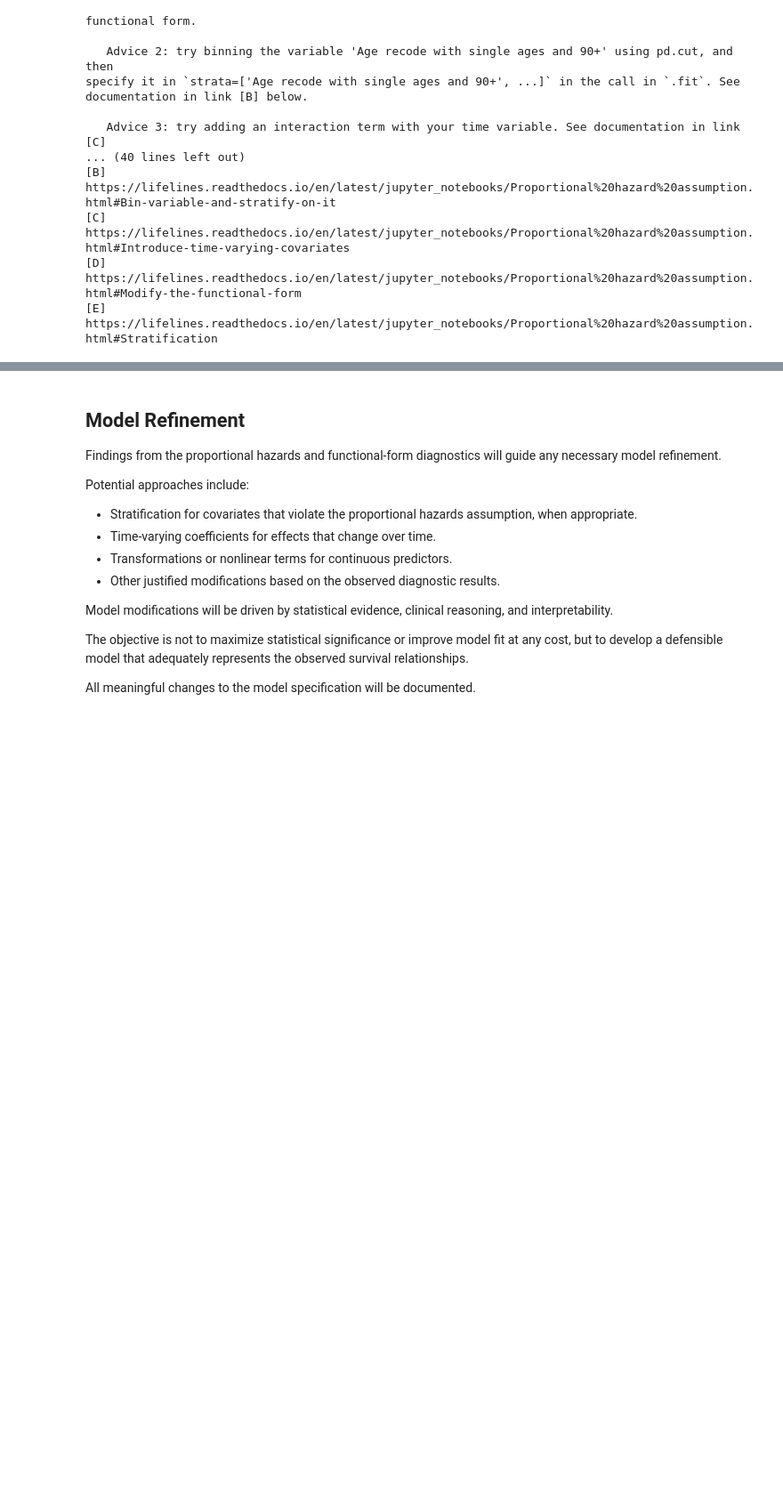
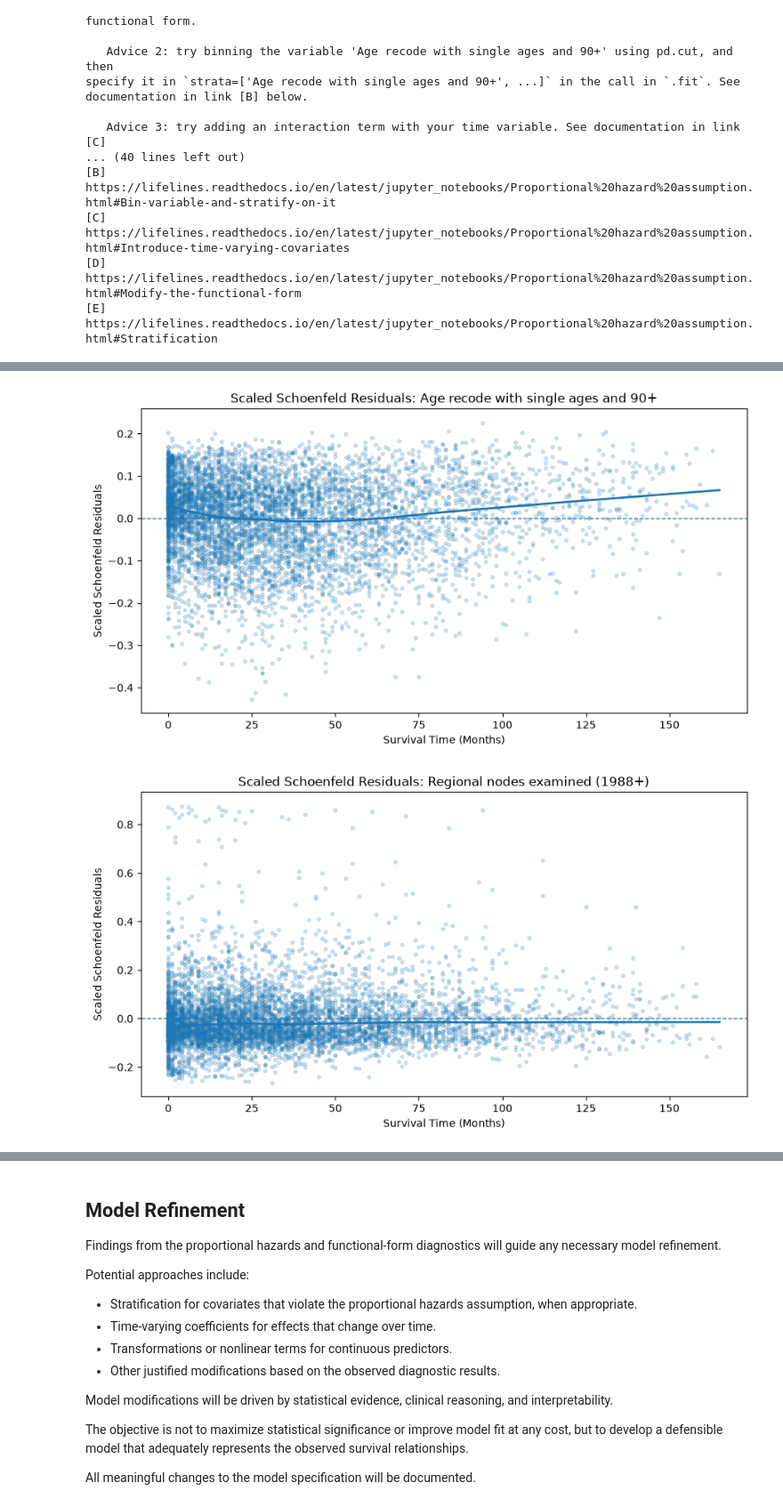
Before and after one commit to williamervin7/oncology-survival-simulation, a Jupyter notebook: notebooks/cox_model.ipynb, the cells around one changed output, grey strips where cells are left out. Shown at 89% size. Drawn from its saved outputs; the diff is of its cells as text; code cells hidden in the pictures; blank space fills up the shorter version.

```diff
--- a/notebooks/cox_model.ipynb
+++ b/notebooks/cox_model.ipynb
@@ -228,0 +250,10 @@ documentation in link [B] below.
+# %%
+# Calculate scaled Schoenfeld residuals
+
+schoenfeld_residuals = df_cph.compute_residuals(
+    cox_data,
+    kind="scaled_schoenfeld"
+)
+
+print("Residual dimensions:", schoenfeld_residuals.shape)
+display(schoenfeld_residuals.head())
@@ -228,0 +268,10 @@ documentation in link [B] below.
+# %%
+# Combine scaled Schoenfeld residuals with event times
+
+plot_data = schoenfeld_residuals.join(
+    cox_data[["Time"]],
+    how="left"
+)
+
+print("Plot dataset shape:", plot_data.shape)
+print("Missing event times:", plot_data["Time"].isna().sum())
@@ -228,0 +302,51 @@ documentation in link [B] below.
+# %%
+import matplotlib.pyplot as plt
+import statsmodels.api as sm
+
+# Covariates flagged by the proportional hazards test
+flagged_covariates = [
+    "Age recode with single ages and 90+",
+    "Regional nodes examined (1988+)",
+    "Stage_IIIB",
+    "Stage_IIIC",
+    "Marital_Married (including common law)",
+    "Marital_Widowed"
+]
+
+# Generate diagnostic plots
+for covariate in flagged_covariates:
+
+    fig, ax = plt.subplots(figsize=(9, 5))
+
+    ax.scatter(
+        plot_data["Time"],
+        plot_data[covariate],
+        alpha=0.20,
+        s=10
+    )
+
+    # LOWESS smoother without bootstrap confidence intervals
+    lowess = sm.nonparametric.lowess(
+        plot_data[covariate],
+        plot_data["Time"],
+        frac=0.30,
+        return_sorted=True
+    )
+
+    ax.plot(
+        lowess[:, 0],
+        lowess[:, 1],
+        linewidth=2
+    )
+
+    ax.axhline(0, linestyle="--", linewidth=1)
+
+    ax.set_title(f"Scaled Schoenfeld Residuals: {covariate}")
+    ax.set_xlabel("Survival Time (Months)")
+    ax.set_ylabel("Scaled Schoenfeld Residuals")
+
+    plt.tight_layout()
+    plt.show()
+# %% [output]
+[figure, added]
+[figure, added]
```
Also changed, not shown: parts of 6 cells of this notebook.
